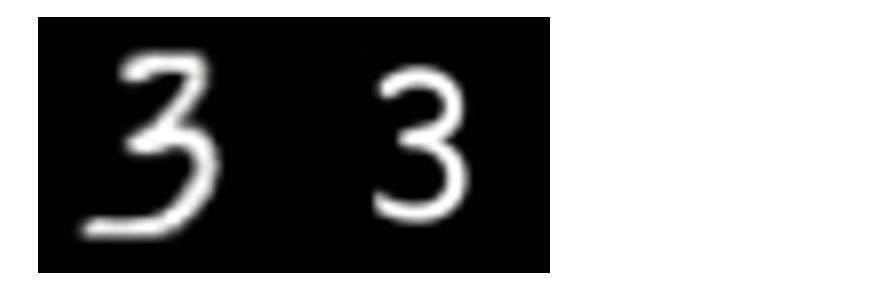
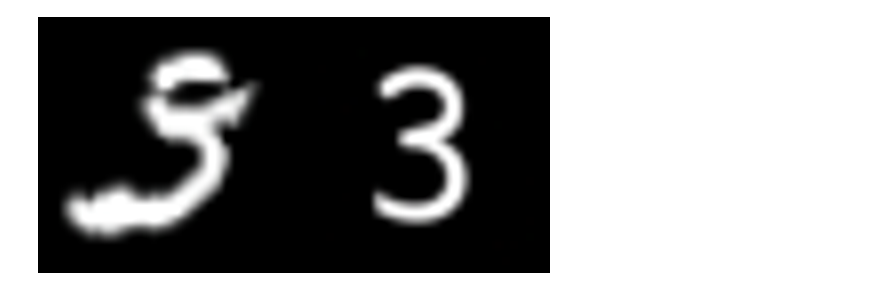
Before and after one commit to ResurrectionV/Handwriting-Beautification, a Jupyter notebook: interpolate-hand2print.ipynb, the cells around one changed output. Cells and saved outputs as stored; diff of their text form; code cells hidden in the pictures.

```diff
--- a/interpolate-hand2print.ipynb
+++ b/interpolate-hand2print.ipynb
@@ -35,14 +35,17 @@ def slerp(z1, z2, alpha):
         + torch.sin(alpha * theta) / torch.sin(theta) * z2
     )
 # %%
-handwrite_img = Image.open('interpolate_samples/handwriting/3/1.png').resize((32, 32))
+num_inverse_step = 200
+num_denoise_step = 50
+label = 3
+handwrite_img = Image.open('interpolate_samples/handwriting/3/3.png').resize((32, 32))
 printed_img = Image.open('interpolate_samples/printed/3/0.png').resize((32, 32))
 cmb_img = Image.new('RGB', (64, 32))
 cmb_img.paste(handwrite_img, (0 ,0))
 cmb_img.paste(printed_img, (32 ,0))
 cmb_img.resize((512, 256))
 # %% [output]
-[figure, old version]
+[figure, new version]
 # %%
 # Create the pipeline
 pipeline = DDPMPipelineCustom(
```
Also changed, not shown: parts of 10 cells of this notebook, 8 other files.
